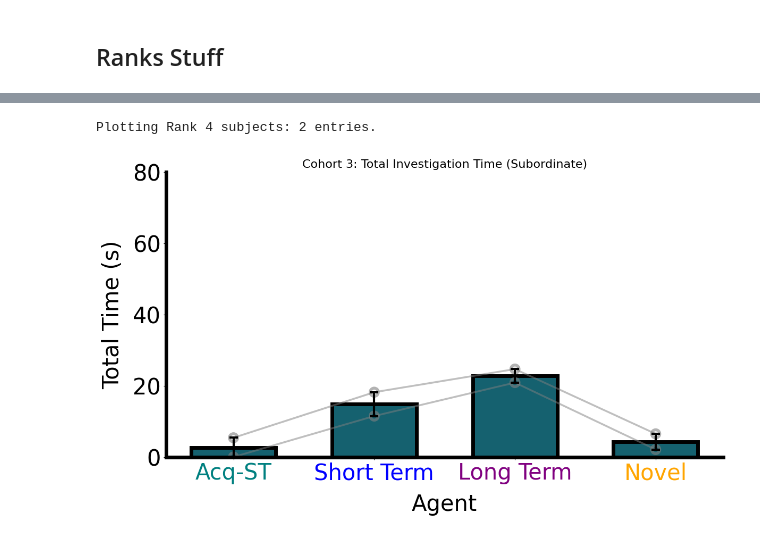
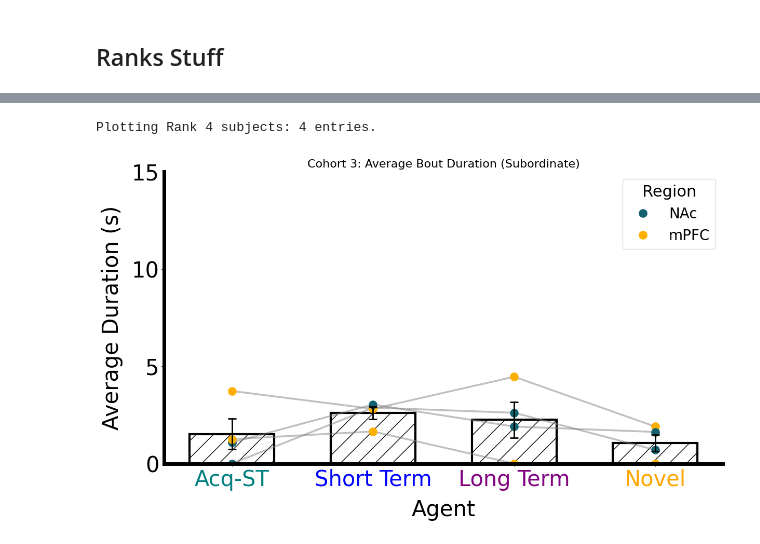
Before and after one commit to padillacoreanolab/Fiber_Photometry, a Jupyter notebook: Home_Cage/hc_analysis.ipynb, the cells around one changed output, grey strips where cells are left out. Cells and saved outputs as stored; diff of their text form; code cells hidden in the pictures.

Commit message:
ranks stuff yessss

```diff
--- a/Home_Cage/hc_analysis.ipynb
+++ b/Home_Cage/hc_analysis.ipynb
@@ -18,9 +18,9 @@ from scipy.signal import butter, filtfilt
 from sklearn.linear_model import LinearRegression
 from hc_extension import *
 # %%
-experiment_path = r"/Users/naylajimenez/Downloads/papers/dopamine/cohort-3/C3_Home_Cage/mpfc"
-csv_base_path = r"/Users/naylajimenez/Downloads/papers/dopamine/cohort-3/C3_Home_Cage/mpfc_csvs"
-brain_region = '#FFAF00'
+experiment_path = r"/Users/naylajimenez/Downloads/papers/dopamine/cohort-3/C3_Home_Cage/all"
+csv_base_path = r"/Users/naylajimenez/Downloads/papers/dopamine/cohort-3/C3_Home_Cage/all_csvs"
+brain_region = 'purple'
 
 # NAc: #15616F
 # mPFC: #FFAF00
@@ -922,18 +972,22 @@ def plot_y_across_bouts_gray(df,
     plt.show()
 # %%
+#plt.savefig(f'{title}{ylabel[0]}.png', transparent=True, bbox_inches='tight', pad_inches=pad_inches)
 
 plot_y_across_bouts_gray(
     df=agent_df,
-    title="Cohort 3: Total Investigation Time (Subordinate)",
-    ylabel="Total Time (s)",
-    metric='Total',  # OR 'Avg'
+    title="Cohort 3: Average Bout Duration (Subordinate)",
+    ylabel="Average Duration (s)",
+    metric='Avg',  # OR 'Avg'
     rank_filter=4,  # Optional: plot only rank 1 mice
     custom_xtick_labels=["Acq-ST", "Short Term", "Long Term", "Novel"],
     custom_xtick_colors=["teal", "blue", "purple", "orange"],
-    ylim=(0, 80),
-    yticks_increment=20,
-    bar_color=brain_region
+    ylim=(0, 15),
+    yticks_increment=5,
+    bar_fill_color='white',
+    bar_edge_color='black',
+    bar_linewidth=3,
+    bar_hatch='/'
 )
 # %% [output]
-Plotting Rank 4 subjects: 2 entries.
+Plotting Rank 4 subjects: 4 entries.
-[figure, old version]
+[figure, new version]
```
Also changed, not shown: parts of 17 cells of this notebook, 25 other files.
